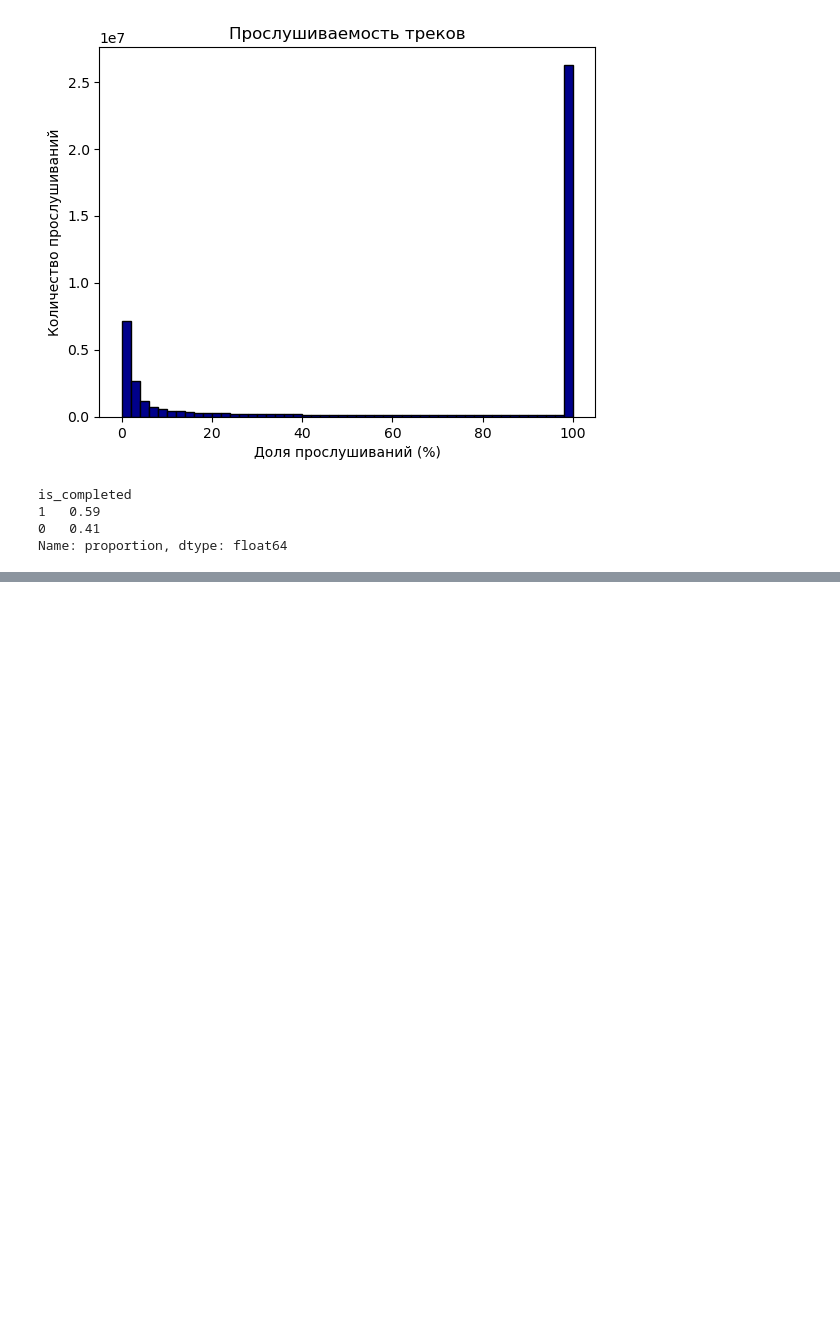
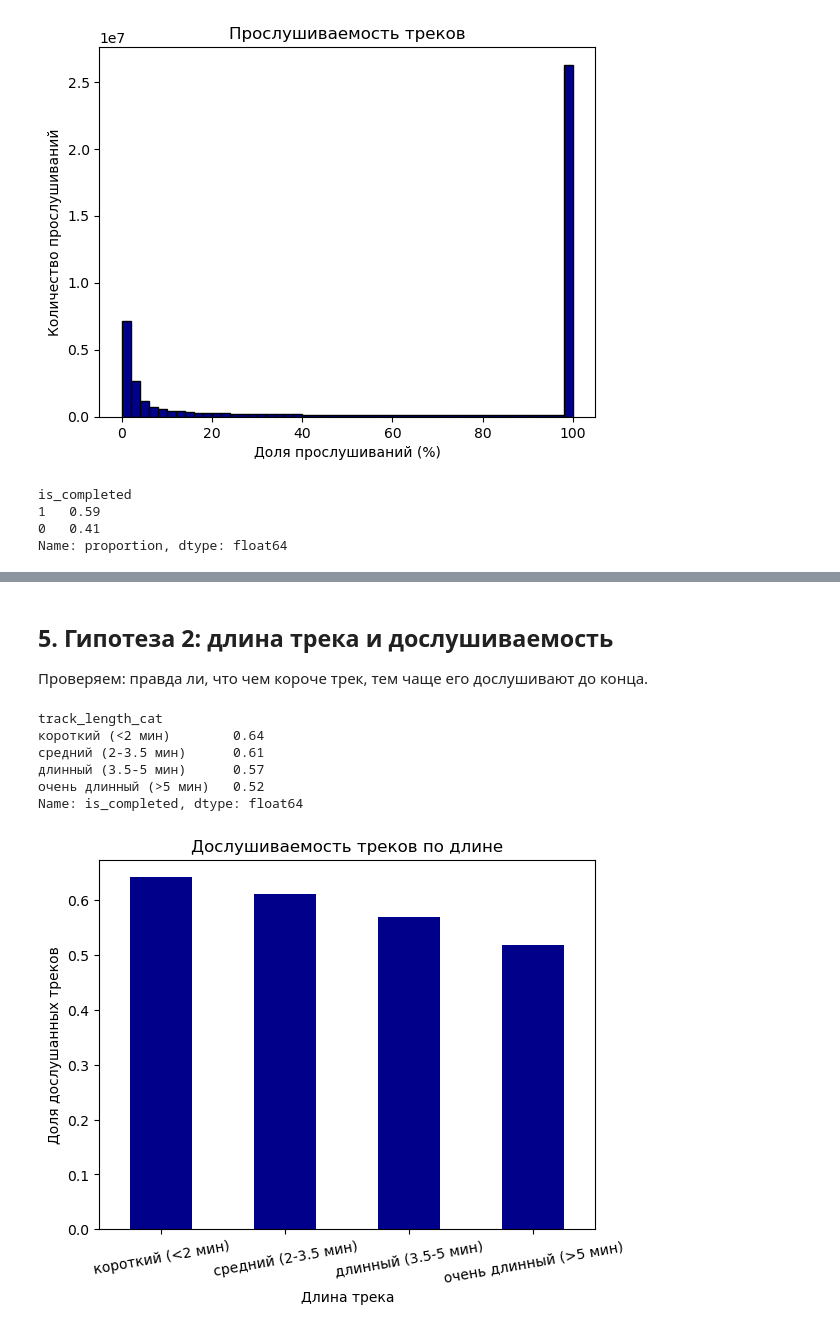
Before and after one commit to klarness/yandex-music-eda, a Jupyter notebook: src/yandex-music-eda.ipynb, the cells around one changed output, grey strips where cells are left out. Drawn from its saved outputs; the diff is of its cells as text; code cells hidden in the pictures; blank space fills up the shorter version.

```diff
--- a/src/yandex-music-eda.ipynb
+++ b/src/yandex-music-eda.ipynb
@@ -213,0 +347,24 @@ Name: proportion, dtype: float64
+# %% [markdown]
+## 5. Гипотеза 2: длина трека и дослушиваемость
+
+Проверяем: правда ли, что чем короче трек, тем чаще его дослушивают до конца.
+# %%
+df.groupby('track_length_cat', observed = True)['is_completed'].mean()
+# %% [output]
+track_length_cat
+короткий (<2 мин)        0.64
+средний (2-3.5 мин)      0.61
+длинный (3.5-5 мин)      0.57
+очень длинный (>5 мин)   0.52
+Name: is_completed, dtype: float64
+# %%
+track_length = df.groupby('track_length_cat', observed = True)['is_completed'].mean()
+track_length.plot(kind='bar', color = 'darkblue')
+
+plt.title('Дослушиваемость треков по длине')
+plt.xlabel('Длина трека')
+plt.ylabel('Доля дослушанных треков')
+plt.xticks(rotation=10)
+plt.show()
+# %% [output]
+[figure, added]
```
Also changed, not shown: parts of 29 cells of this notebook.
